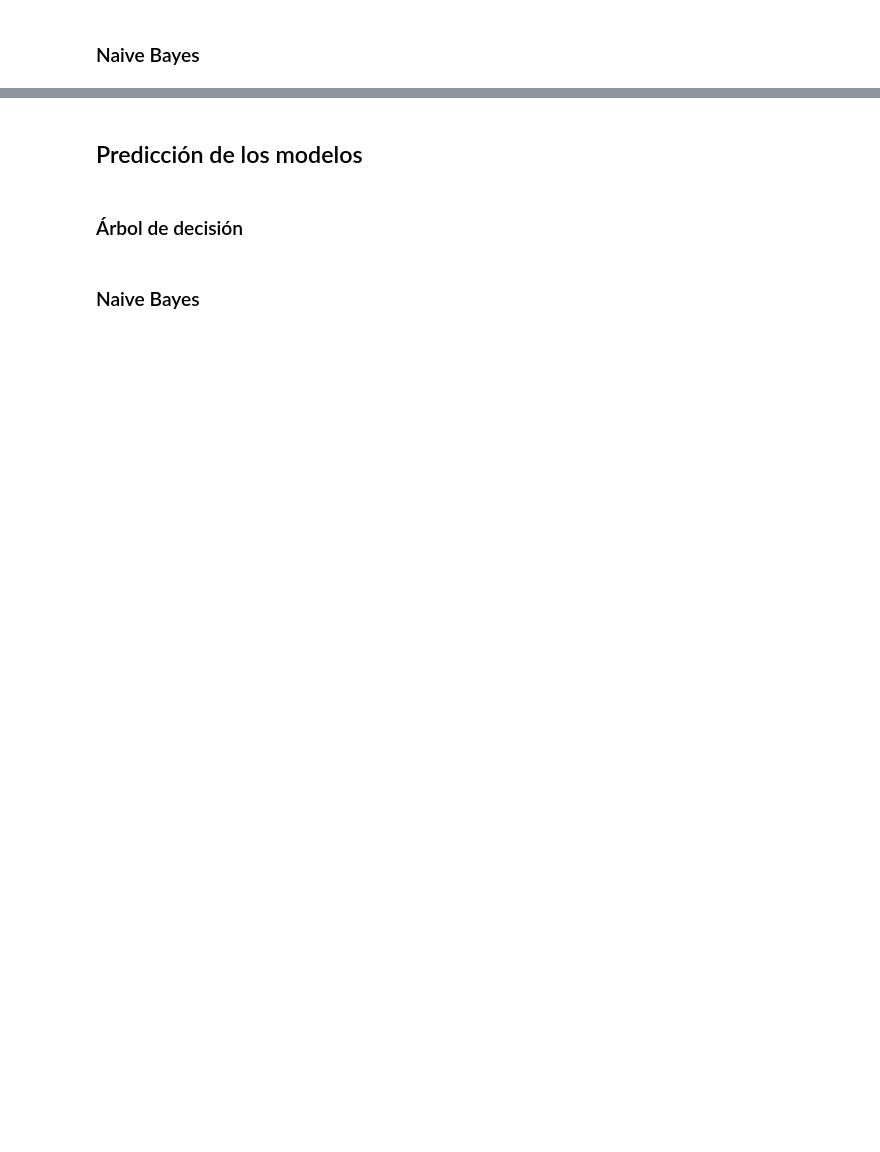
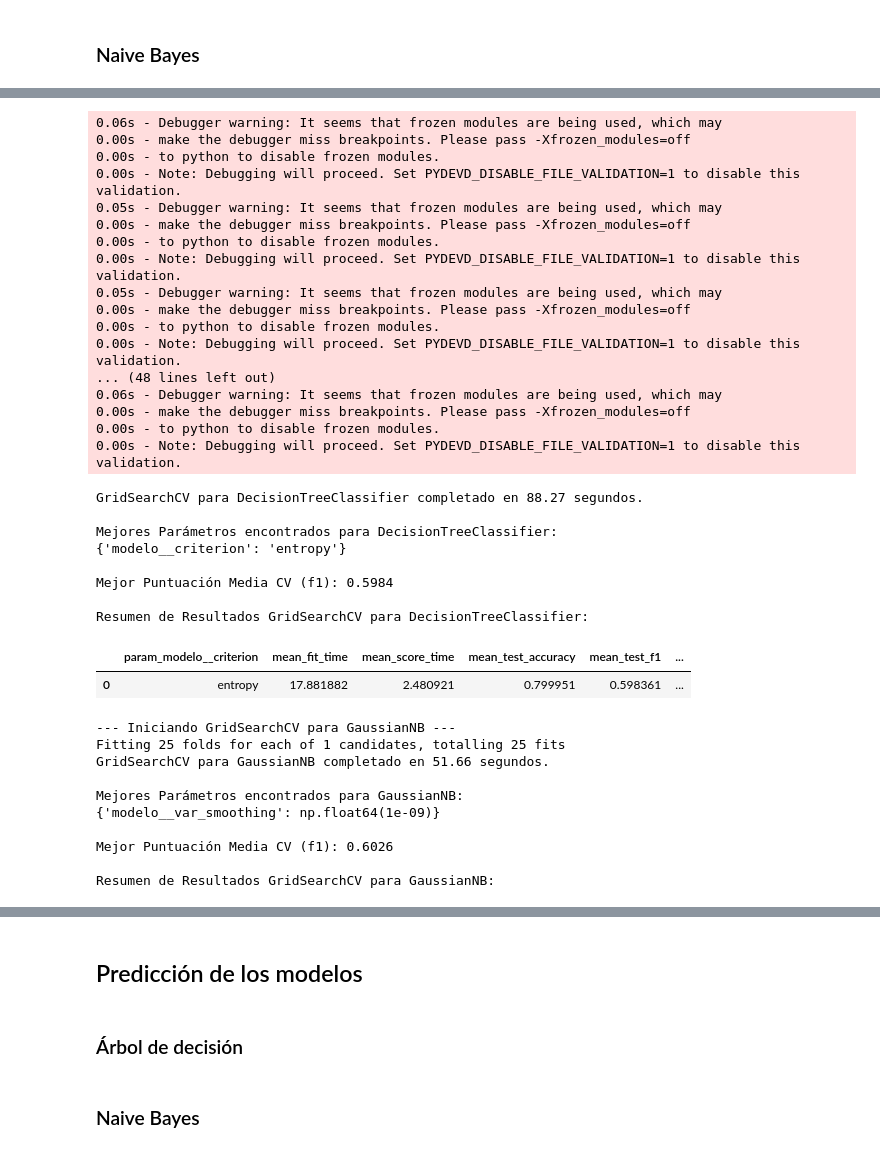
Before and after one commit to albertoPerez25/Clasificacion_Autonoma_de_Imagenes_Satelitales, a Jupyter notebook: Práctica 2 - Aprendizaje y selección de modelos de clasificación .ipynb, the cells around one changed output, grey strips where cells are left out. Cells and saved outputs as stored; diff of their text form; code cells hidden in the pictures; blank space fills up the shorter version.

Commit message:
Preparado el código para añadir más modelos. - Añadido prediccion y entrenamiento por lista de modelos. - Añadido modo TEST RAPIDO. - Comentado código obsoleto, posible eliminación futura.

```diff
--- a/Práctica 2 - Aprendizaje y selección de modelos de clasificación .ipynb
+++ b/Práctica 2 - Aprendizaje y selección de modelos de clasificación .ipynb
@@ -1,7 +1,8 @@
 # %%
 SUBIR_A_KAGGLE = True
 SEED = 42
-RUTA_ARCHIVO_TEMPORAL_CUSTOM = False
+RUTA_ARCHIVO_TEMPORAL_CUSTOM = True
+TESTEO_RÁPIDO = True
 # %% [markdown]
 </br>
 <div style="display: flex; justify-content: space-between; align-items: flex-start; border-bottom: 2px solid #555555; padding-bottom: 15px; margin-bottom: -8px;">
@@ -1088,4 +1089,7 @@ def do_downcasting():
 ''' YA NO ES NECESARIO
 if (not SUBIR_A_KAGGLE):
     threads = do_downcasting()
-'''
+    (o si)'''
+
+if (TESTEO_RÁPIDO):
+    threads = do_downcasting()
@@ -1239,4 +1259,15 @@ Cross-validation F1-score: 0.6007 ± 0.0050
 ### Naive Bayes
 # %%
 gc.collect()
-cross_validation(pipeline_NB)
+
+
+if (TESTEO_RÁPIDO):
+    param_grid_NB = {
+        'modelo__var_smoothing': np.logspace(-9, 0, num=1) # 30 valores entre 1e-9 y 1e0
+    }
+else:
+    param_grid_NB = {
+        'modelo__var_smoothing': np.logspace(-9, 0, num=30) # 30 valores entre 1e-9 y 1e0
+    }
+
+#results_NB = cross_validation(pipeline_NB, param_grid_NB)
@@ -1245,0 +1276,21 @@ Cross-validation F1-score: 0.6038 ± 0.0080
+# %%
+class model:
+    def __init__(self, name, pipeline, param_grid, result = None, prediction = None):
+        self.name = name
+        self.pipeline = pipeline
+        self.param_grid = param_grid
+        self.result = result
+        self.prediction = prediction
+
+
+models_dic = [
+    model('DT',pipeline_DT,param_grid_DT),
+    model('NB',pipeline_NB,param_grid_NB)
+]
+
+if (TESTEO_RÁPIDO):
+    for model in models_dic:
+        model.name = model.name + "_test"
+
+models_dic = cross_validation_batch(models_dic)
+# %% [output]
@@ -1245,0 +1299,37 @@ Cross-validation F1-score: 0.6038 ± 0.0080
+0.06s - Debugger warning: It seems that frozen modules are being used, which may
+0.00s - make the debugger miss breakpoints. Please pass -Xfrozen_modules=off
+0.00s - to python to disable frozen modules.
+0.00s - Note: Debugging will proceed. Set PYDEVD_DISABLE_FILE_VALIDATION=1 to disable this validation.
+0.05s - Debugger warning: It seems that frozen modules are being used, which may
+0.00s - make the debugger miss breakpoints. Please pass -Xfrozen_modules=off
+0.00s - to python to disable frozen modules.
+0.00s - Note: Debugging will proceed. Set PYDEVD_DISABLE_FILE_VALIDATION=1 to disable this validation.
+0.05s - Debugger warning: It seems that frozen modules are being used, which may
+0.00s - make the debugger miss breakpoints. Please pass -Xfrozen_modules=off
+0.00s - to python to disable frozen modules.
+0.00s - Note: Debugging will proceed. Set PYDEVD_DISABLE_FILE_VALIDATION=1 to disable this validation.
+... (48 lines left out)
+0.06s - Debugger warning: It seems that frozen modules are being used, which may
+0.00s - make the debugger miss breakpoints. Please pass -Xfrozen_modules=off
+0.00s - to python to disable frozen modules.
+0.00s - Note: Debugging will proceed. Set PYDEVD_DISABLE_FILE_VALIDATION=1 to disable this validation.
+GridSearchCV para DecisionTreeClassifier completado en 88.27 segundos.
+
+Mejores Parámetros encontrados para DecisionTreeClassifier:
+{'modelo__criterion': 'entropy'}
+
+Mejor Puntuación Media CV (f1): 0.5984
+
+Resumen de Resultados GridSearchCV para DecisionTreeClassifier:
+|  | param_modelo__criterion | mean_fit_time | mean_score_time | mean_test_accuracy | mean_test_f1 | ... |
+| 0 | entropy | 17.881882 | 2.480921 | 0.799951 | 0.598361 | ... |
+--- Iniciando GridSearchCV para GaussianNB ---
+Fitting 25 folds for each of 1 candidates, totalling 25 fits
+GridSearchCV para GaussianNB completado en 51.66 segundos.
+
+Mejores Parámetros encontrados para GaussianNB:
+{'modelo__var_smoothing': np.float64(1e-09)}
+
+Mejor Puntuación Media CV (f1): 0.6026
+
+Resumen de Resultados GridSearchCV para GaussianNB:
```
Also changed, not shown: parts of 13 cells of this notebook, 5 other files.
